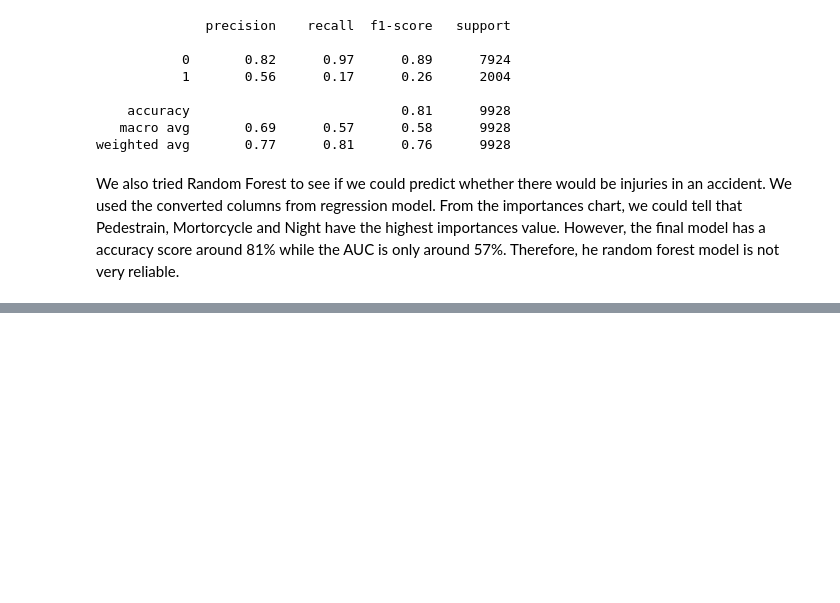
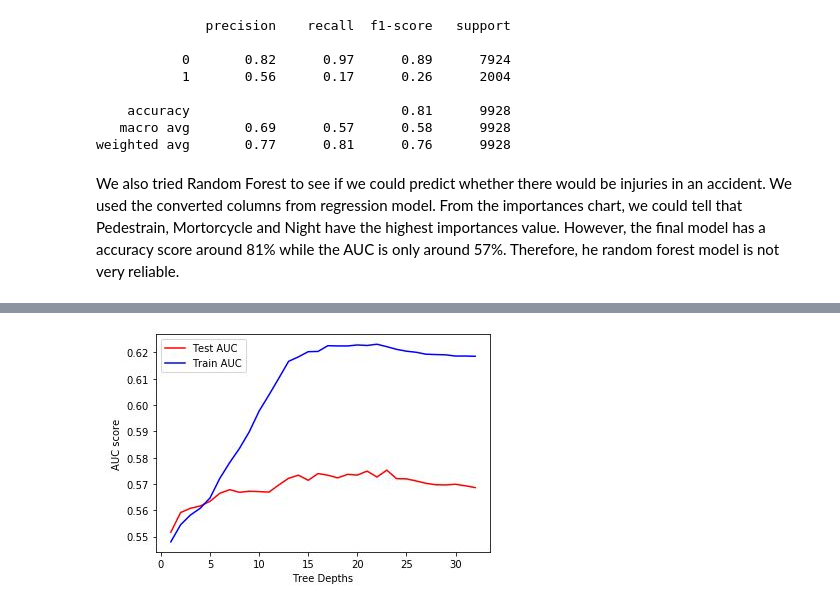
Before and after one commit to bmccxd/IST-5520-SP20-G1, a Jupyter notebook: Data Analysis-Group 1.ipynb, the cells around one changed output, grey strips where cells are left out. Cells and saved outputs as stored; diff of their text form; code cells hidden in the pictures; blank space fills up the shorter version.

```diff
--- a/Data Analysis-Group 1.ipynb
+++ b/Data Analysis-Group 1.ipynb
@@ -1456,0 +1632,4 @@ After understanding where the data comes from and what it includes, we are able
+# %%
+Image(filename='GBC_TreeDepth.jpg')
+# %% [output]
+[figure, added]
```
Also changed, not shown: parts of 26 cells of this notebook.
